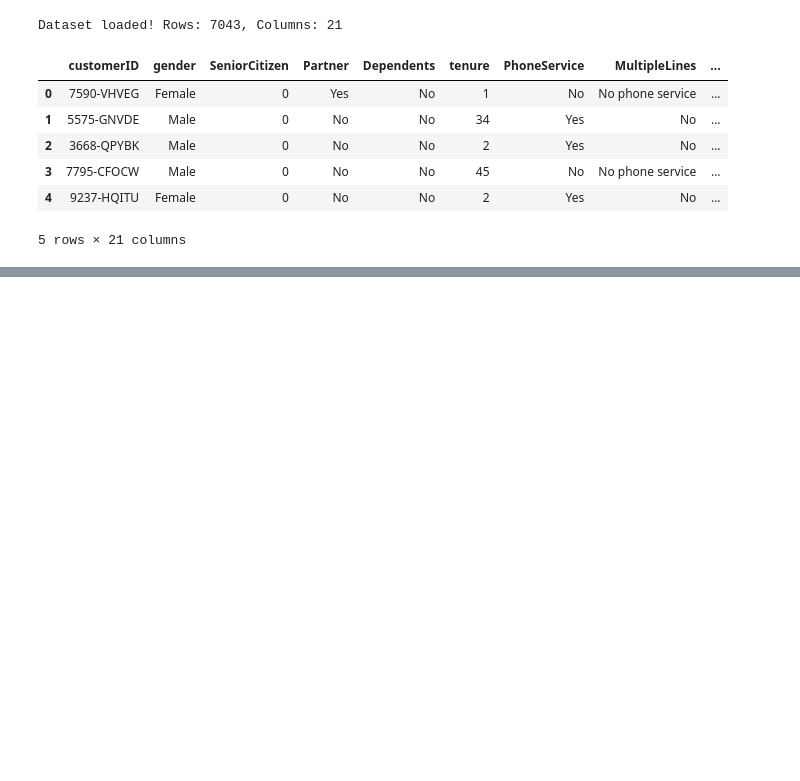
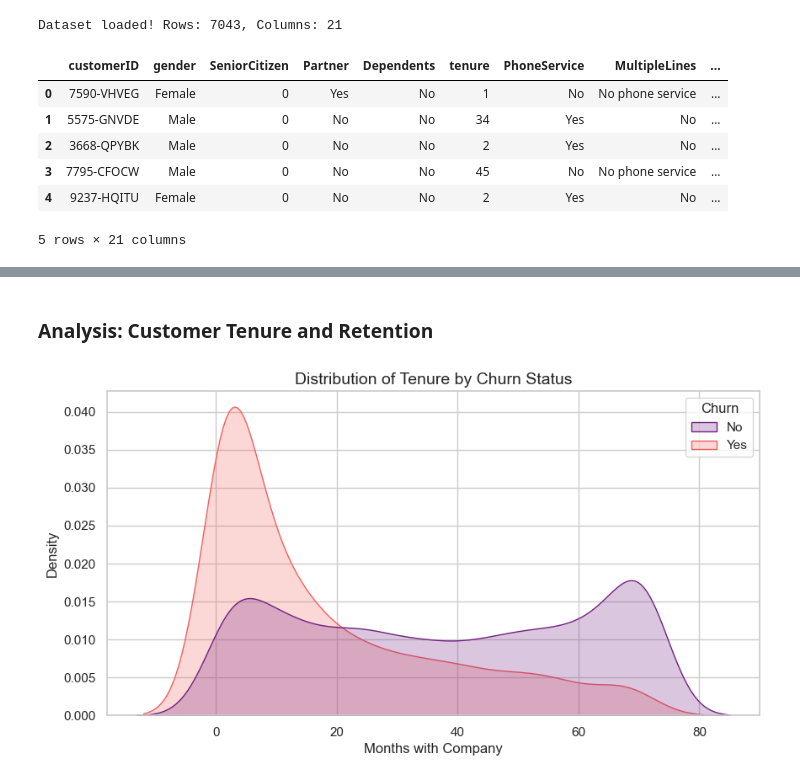
Before and after one commit to JJaures10/telecom-customer-churn-prediction, a Jupyter notebook: notebooks/01_exploration.ipynb, the cells around one changed output, grey strips where cells are left out. Cells and saved outputs as stored; diff of their text form; code cells hidden in the pictures; blank space fills up the shorter version.

```diff
--- a/notebooks/01_exploration.ipynb
+++ b/notebooks/01_exploration.ipynb
@@ -17,0 +197,11 @@ Dataset loaded! Rows: 7043, Columns: 21
+# %% [markdown]
+### Analysis: Customer Tenure and Retention
+# %%
+plt.figure(figsize=(10, 5))
+sns.kdeplot(data=df, x='tenure', hue='Churn', fill=True, common_norm=False, palette='magma')
+plt.title('Distribution of Tenure by Churn Status', fontsize=14)
+plt.xlabel('Months with Company')
+plt.ylabel('Density')
+plt.show()
+# %% [output]
+[figure, added]
```
Also changed, not shown: parts of 32 cells of this notebook.
